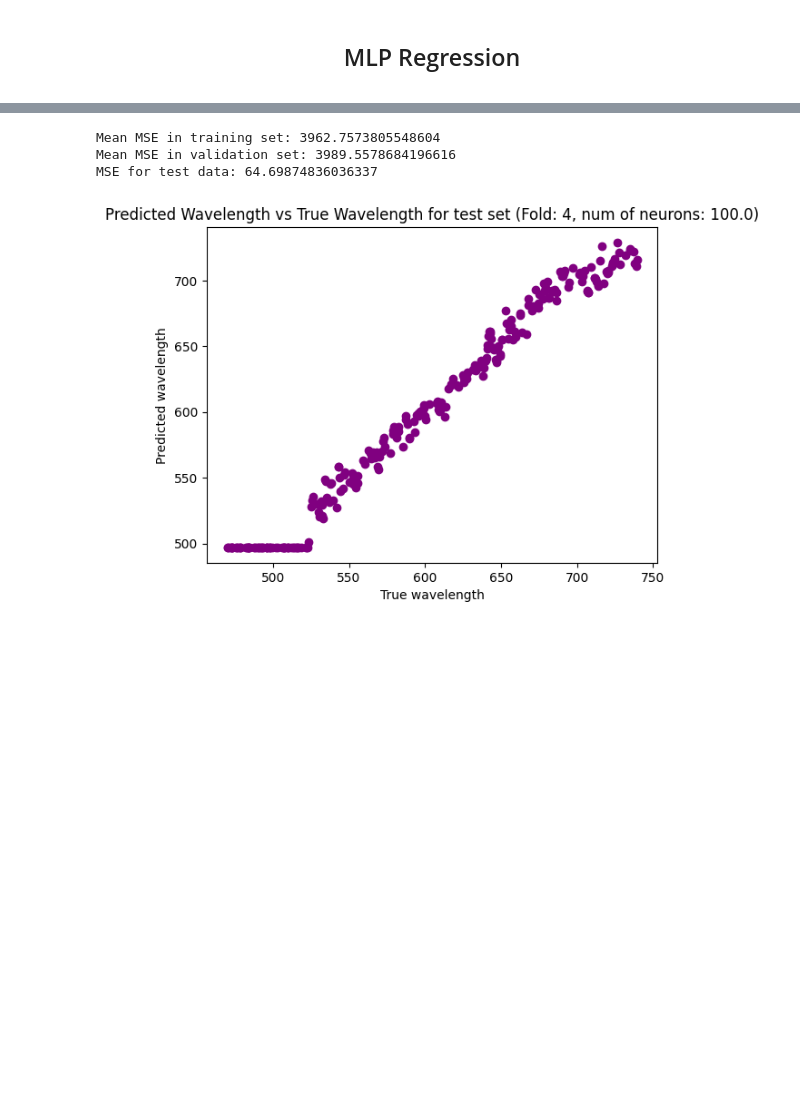
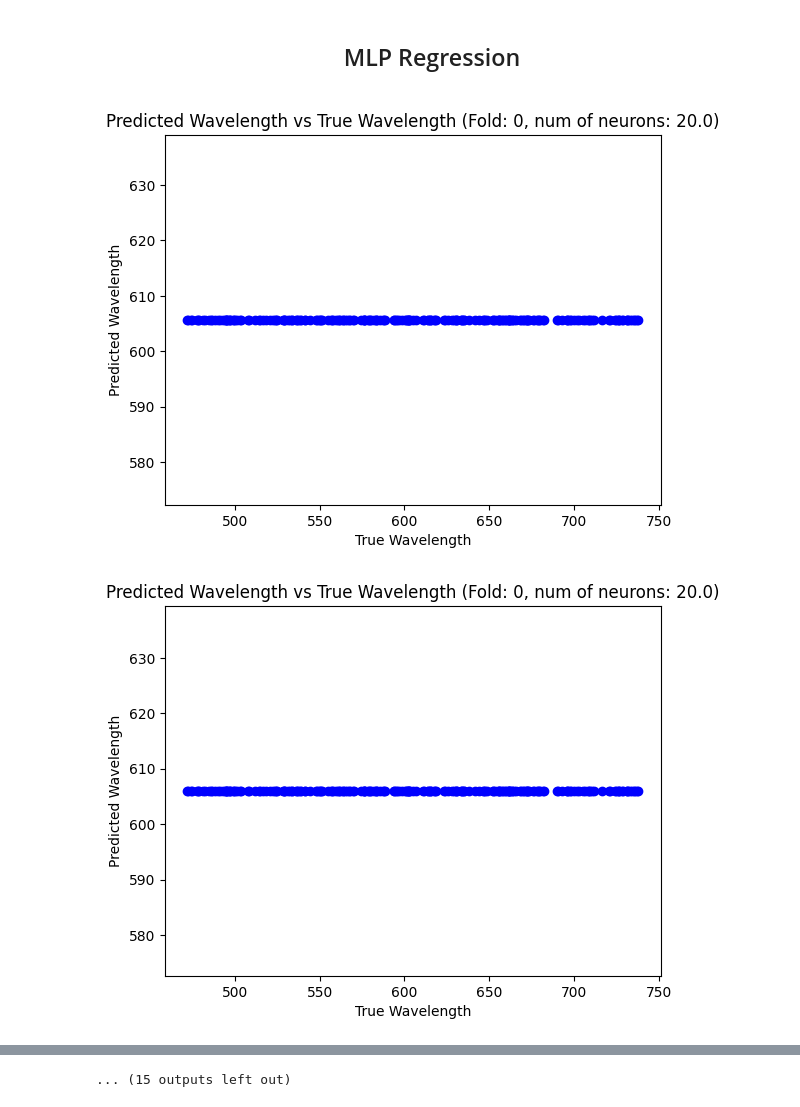
Before and after one commit to mahtabhd/MLproject, a Jupyter notebook: MLproject.ipynb, the cells around one changed output, grey strips where cells are left out. Saved outputs shown, nothing was run; the diff lists cells and outputs as text; code cells hidden in the pictures; blank space fills up the shorter version.

```diff
--- a/MLproject.ipynb
+++ b/MLproject.ipynb
@@ -50,7 +50,7 @@ Testing_Ratio = 0.2                 # Proportion of data points to be considered
 seed = 180923
 Num_Folds = 5                       # Number of folds for k-cross validation
 k = 5
-show_folds = False
+show_folds = True
 # %%
 # Constants
 Num_Pixels = Sampling_Factor**2
@@ -219,30 +219,39 @@ for fold_num, (train_index, val_index) in enumerate(kf.split(X_train_scaled)):
         # make predictions on the validation data
         y_pred = model.predict(X_val)
 
         # calculate MSE for this fold and this number of neurons on the train and validation data and append it to the val_errors and train_errors
         mse_train = mean_squared_error(y_train, y_train_pred)
         mse = mean_squared_error(y_val, y_pred)
         train_errors.append(mse_train)
         val_errors.append(mse)
 
 
         # if this has the min error, calculate for test set
         if mse == min(val_errors):
             best_fold = fold_num
             best_neurons = neuron_count
             y_test_pred = model.predict(X_test_scaled)
 
+        if show_folds:
+            plt.scatter(y_val, y_pred, color='blue')
+            plt.xlabel('True Wavelength')
+            plt.ylabel('Predicted Wavelength')
+            plt.title(f'Predicted Wavelength vs True Wavelength (Fold: {fold_num}, num of neurons: {best_neurons})')
+            plt.show()
+
 # compute MSE for the training, validation and test sets
 mean_mse_train = np.mean(train_errors)
 mean_mse_val = np.mean(val_errors)
 test_mse = mean_squared_error(y_test, y_test_pred)
 print('Mean MSE in training set:', mean_mse_train)
 print('Mean MSE in validation set:', mean_mse_val)
 print('MSE for test data:', test_mse)
 
 plt.scatter(y_test, y_test_pred2, color='purple')
 plt.xlabel('True wavelength')
 plt.ylabel('Predicted wavelength')
 plt.title(f'Predicted Wavelength vs True Wavelength for test set (Fold: {fold_num}, num of neurons: {best_neurons})')
 plt.show()
 # %% [output]
+[figure, new version]
+[figure, added]
@@ -249,4 +268 @@ plt.show()
-Mean MSE in training set: 3962.7573805548604
-Mean MSE in validation set: 3989.5578684196616
-MSE for test data: 64.69874836036337
+... (15 outputs left out)
-[figure, old version]
```
Also changed, not shown: parts of 1 cell of this notebook.
